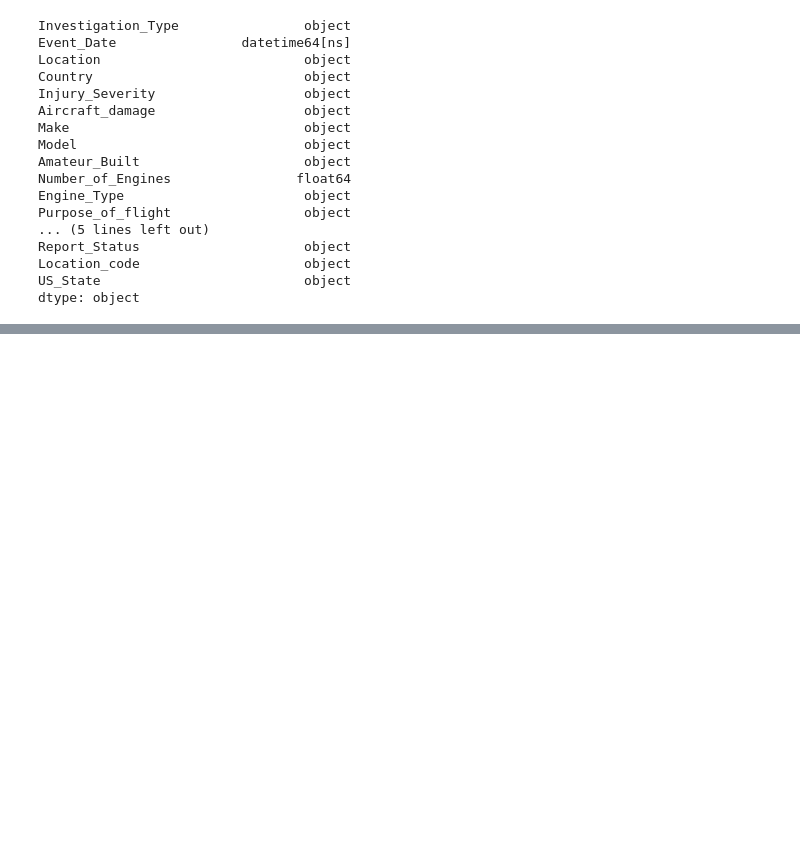
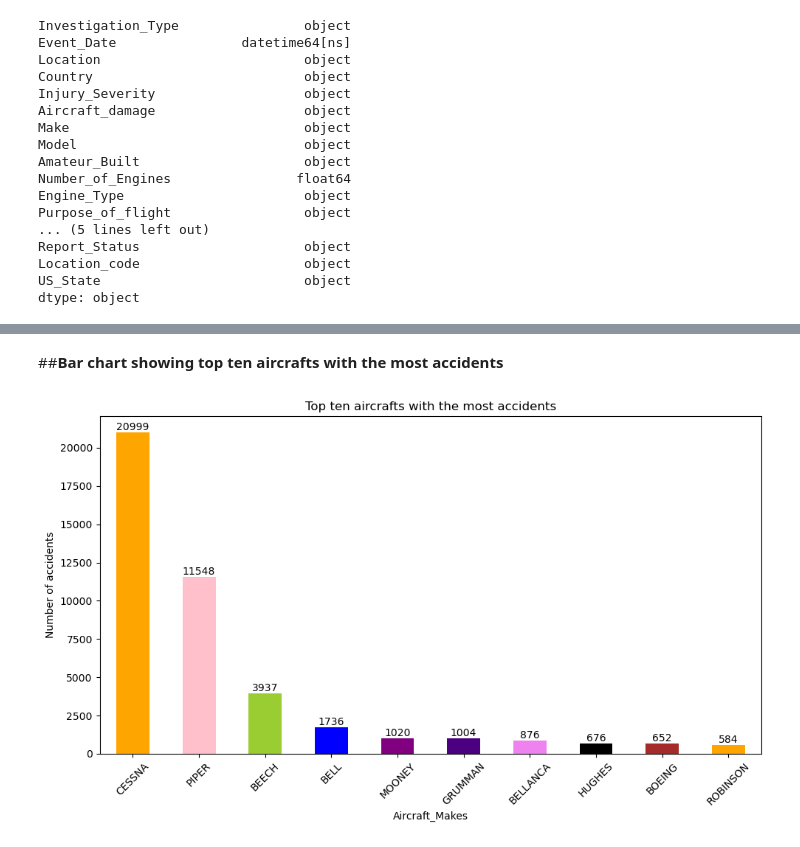
Before and after one commit to jamesggatonye/Project-Phase-1, a Jupyter notebook: Aviation_Accidents.ipynb, the cells around one changed output, grey strips where cells are left out. Drawn from its saved outputs; the diff is of its cells as text; code cells hidden in the pictures; blank space fills up the shorter version.

```diff
--- a/Aviation_Accidents.ipynb
+++ b/Aviation_Accidents.ipynb
@@ -295,3 +295,7 @@ Report_Status                     object
 Location_code                     object
 US_State                          object
 dtype: object
+# %%
+#For data uniformity capitalize data on 'Make' and 'Model'
+df['Make'] = df['Make'].str.upper()
+df['Model'] = df['Model'].str.upper()
@@ -297,0 +326,24 @@ dtype: object
+# %% [markdown]
+##**Bar chart showing top ten aircrafts with the most accidents**
+# %%
+# getting a count of every aircraft make and sorting top 10
+top_ten_aircrafts_makes_accidents = df['Make'].value_counts().head(10)
+# getting colours
+colors = ['orange','pink','yellow' 'green', 'blue', 'purple','indigo','violet','black','brown']
+# Plotting the a bar graph of to 10 aircrafts
+plt.figure(figsize=(10, 6))
+bar=top_ten_aircrafts_makes_accidents.plot(kind='bar', color=colors)
+#capture number of accidents on top of the bar
+for p in bar.patches:
+            bar.annotate(f'{int(p.get_height())}', (p.get_x() + p.get_width() / 2., p.get_height()),
+                        ha='center', va='center', fontsize=10, color='black', xytext=(0, 5),
+                        textcoords='offset points')
+
+plt.title('Top ten aircrafts with the most accidents')
+plt.xlabel('Aircraft_Makes')
+plt.ylabel('Number of accidents')
+plt.xticks(rotation=45)
+plt.tight_layout()
+plt.show()
+# %% [output]
+[figure, added]
```
Also changed, not shown: parts of 4 cells of this notebook.
